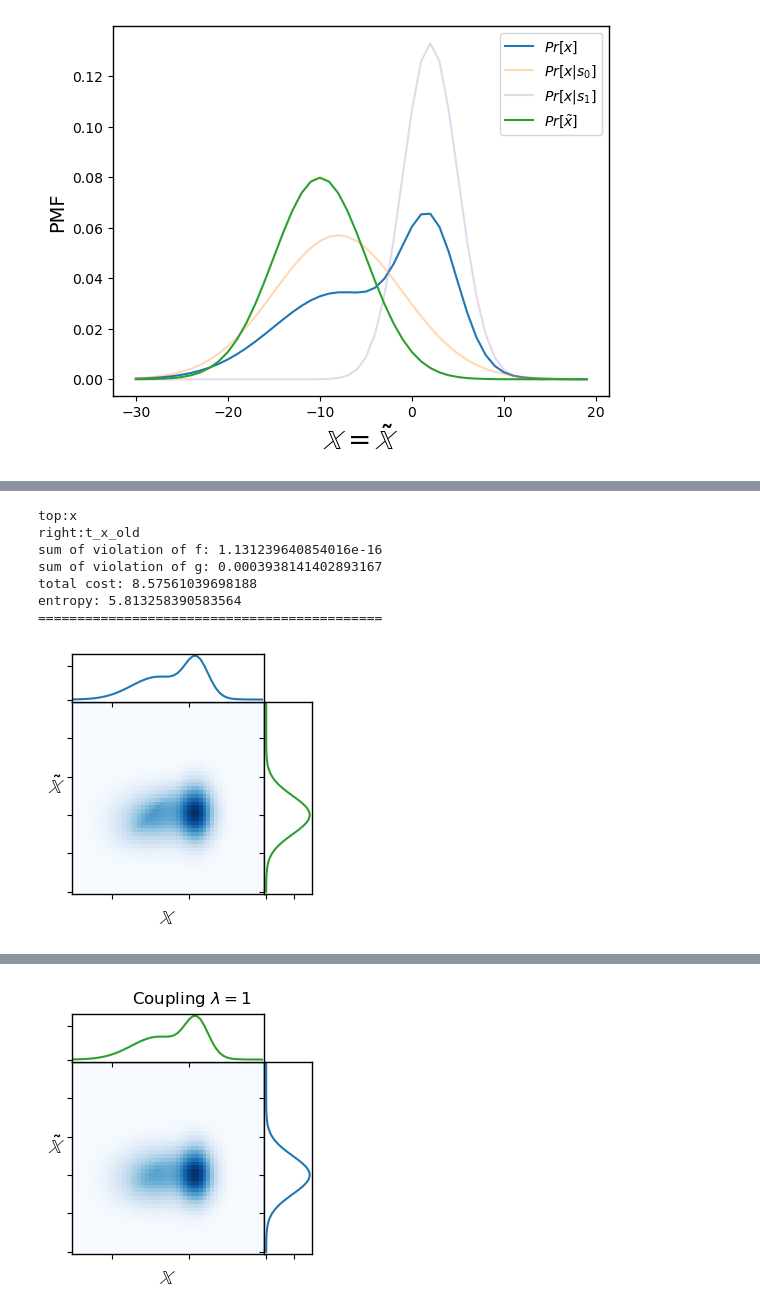
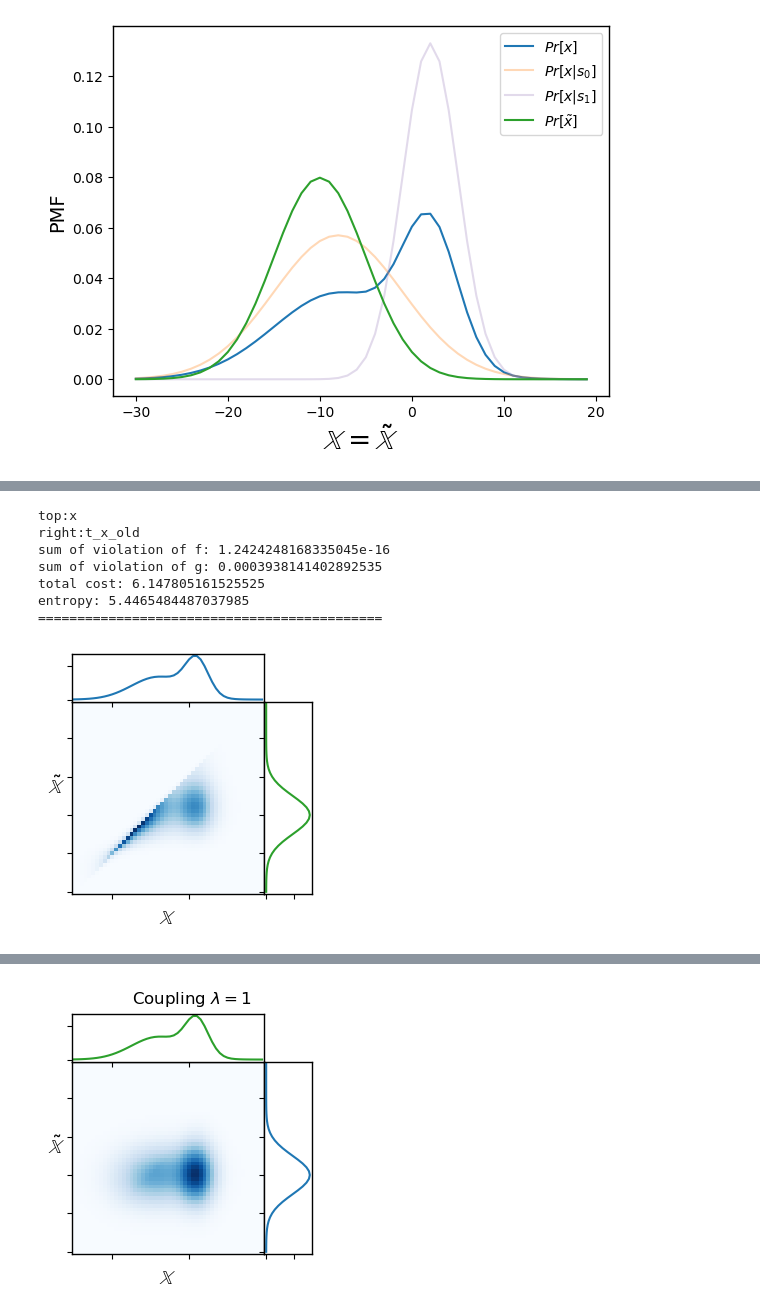
Before and after one commit to Quan-Zhou/OT_Debiasing, a Jupyter notebook: two_Gaussian_example.ipynb, the cells around one changed output, grey strips where cells are left out. Saved outputs shown, nothing was run; the diff lists cells and outputs as text; code cells hidden in the pictures.

```diff
--- a/two_Gaussian_example.ipynb
+++ b/two_Gaussian_example.ipynb
@@ -12,6 +12,16 @@ def normialise(tem_dist):
     return [tem_dist[i]/sum(tem_dist) for i in range(len(tem_dist))]
 def second_moment(name,para):
     return para[name+'_mean']**2+para[name+'_sd']**2
+
+def c_generate(x_range,h):
+    bin=len(x_range)
+    I=[abs(dist['x_f'][i]-dist['x_m'][i])/dist['x'][i] for i in range(bin)]
+    C=np.outer(np.ones(bin)*h,I)
+    #C=np.random.random((bin,bin))
+    for i in range(bin):
+        for j in range(bin):
+            C[i,j]=C[i,j]+abs(x_range[i]-x_range[j])
+    return C,C-np.outer(h,I)
 
 def algorithms(reg,m,n,g,f,C):
     K=np.exp(-C/C.max()/reg)
@@ -36,12 +46,12 @@ def assess(m,n,g,f,C,output):
     print('entropy:',sum(sum(-output*np.log(output+0.1**3))))
     print('============================================')
 
-def OT(reg,x_range,g,f):
+def OT(reg,x_range,g,f,h):
     m=len(g)
     n=len(f)
-    C=c_generate(x_range)
+    C,C_pure=c_generate(x_range,h)
     output=algorithms(reg,m,n,g.reshape(m,-1),f.reshape(n,-1),C)
-    assess(m,n,g,f,C,output)
+    assess(m,n,g,f,C_pure,output)
     plots(x_range,g,f,output)
     return output
 
@@ -212,17 +255,17 @@ entropy: 5.575176574444047
 # %%
-reg=0.1
+reg=0.02
 print('top:x')
 print('right:t_x_old')
 mu=np.array(dist['x'])
 mu_t=np.array(dist['t_x'])
-output_2=OT(reg,x_range,mu,mu_t)
+output_2=OT(reg,x_range,mu,mu_t,0)
 # %% [output]
 top:x
 right:t_x_old
-sum of violation of f: 1.131239640854016e-16
-sum of violation of g: 0.0003938141402893167
-total cost: 8.57561039698188
-entropy: 5.813258390583564
+sum of violation of f: 1.2424248168335045e-16
+sum of violation of g: 0.0003938141402892535
+total cost: 6.147805161525525
+entropy: 5.4465484487037985
 ============================================
-[figure, old version]
+[figure, new version]
 # %%
```
Also changed, not shown: parts of 9 cells of this notebook.
